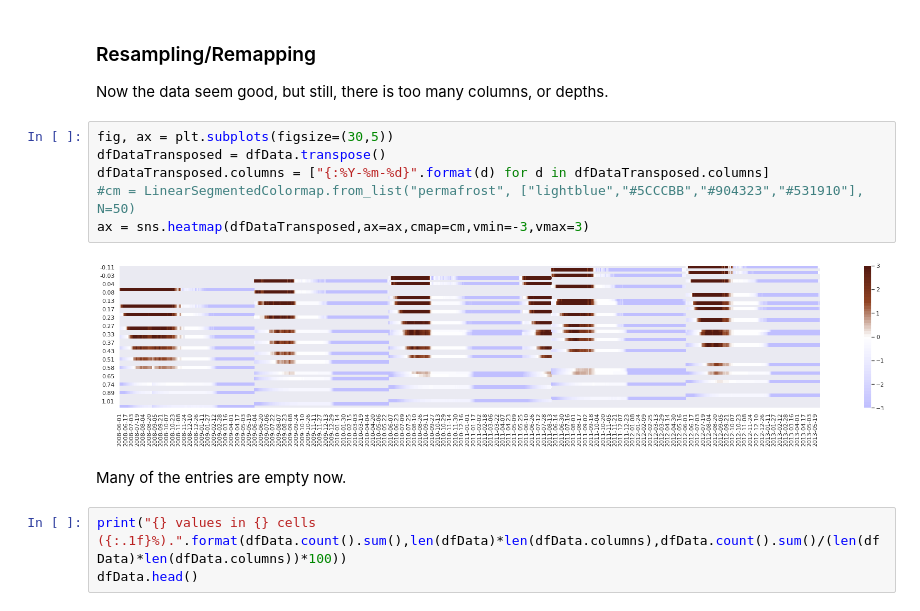
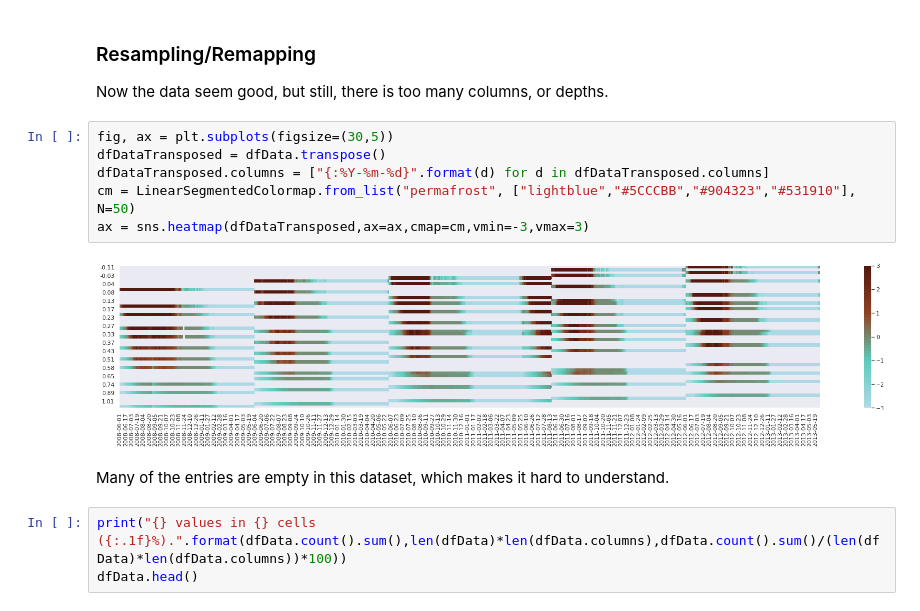
Before and after one commit to arctic-risk/arctic-data, a Jupyter notebook: permafrost/Howto Guide Permafrost Temperatures.ipynb, the cells around one changed output. Drawn from its saved outputs; the diff is of its cells as text.

```diff
--- a/permafrost/Howto Guide Permafrost Temperatures.ipynb
+++ b/permafrost/Howto Guide Permafrost Temperatures.ipynb
@@ -344,13 +343,13 @@ Now the data seem good, but still, there is too many columns, or depths.
 # %%
 fig, ax = plt.subplots(figsize=(30,5))
 dfDataTransposed = dfData.transpose()
 dfDataTransposed.columns = ["{:%Y-%m-%d}".format(d) for d in dfDataTransposed.columns]
-#cm = LinearSegmentedColormap.from_list("permafrost", ["lightblue","#5CCCBB","#904323","#531910"], N=50)
+cm = LinearSegmentedColormap.from_list("permafrost", ["lightblue","#5CCCBB","#904323","#531910"], N=50)
 ax = sns.heatmap(dfDataTransposed,ax=ax,cmap=cm,vmin=-3,vmax=3)
 # %% [output]
-[figure, old version]
+[figure, new version]
 # %% [markdown]
-Many of the entries are empty now.
+Many of the entries are empty in this dataset, which makes it hard to understand.
 # %%
 print("{} values in {} cells ({:.1f}%).".format(dfData.count().sum(),len(dfData)*len(dfData.columns),dfData.count().sum()/(len(dfData)*len(dfData.columns))*100))
 dfData.head()
```
Also changed, not shown: parts of 14 cells of this notebook.
